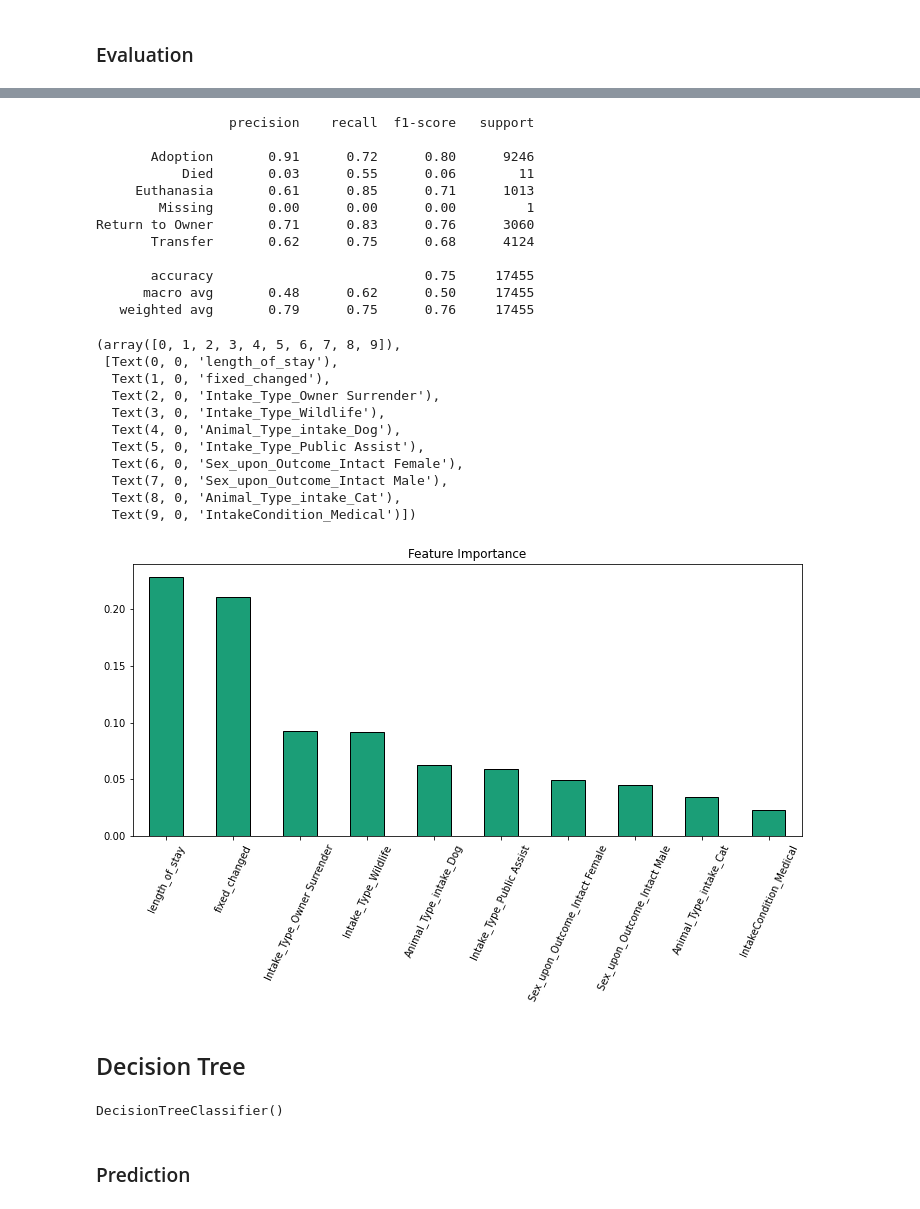
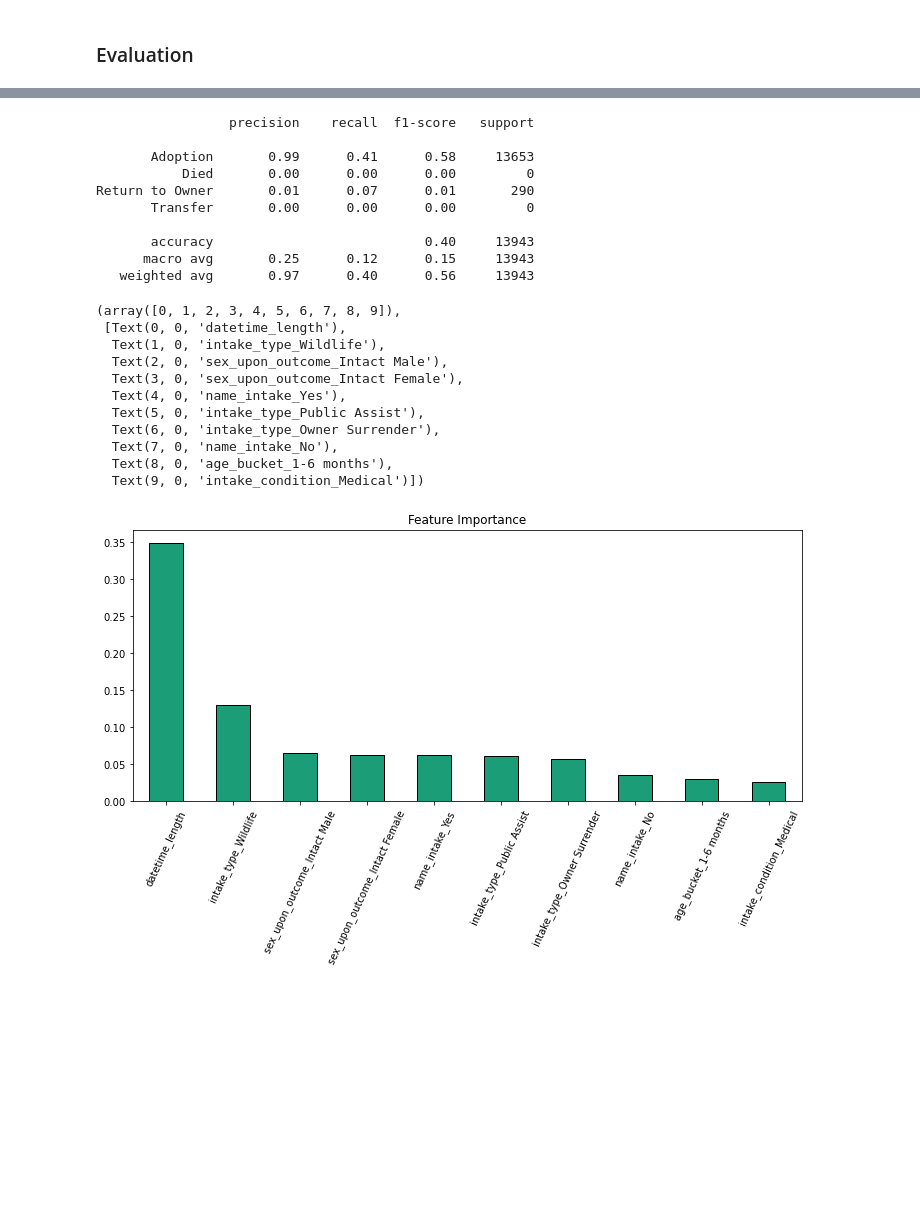
Before and after one commit to kevinsguo/Group_5_Animal_Adoption, a Jupyter notebook: Becky/Machine_Learning_Model.ipynb, the cells around one changed output, grey strips where cells are left out. Cells and saved outputs as stored; diff of their text form; code cells hidden in the pictures; blank space fills up the shorter version.

Commit message:
Update machine learning

```diff
--- a/Becky/Machine_Learning_Model.ipynb
+++ b/Becky/Machine_Learning_Model.ipynb
@@ -325,9 +224,9 @@ X_test_scaled = X_scaler.transform(X_test)
 # %% [markdown]
 ## RandomForest
 # %%
-# create model instance
-model = RandomForestClassifier()
+# Create a random forest classifier.
+rf_model = RandomForestClassifier(n_estimators=128, random_state=78)
 # %%
 # fit model
-model.fit(X_train_scaled, y_train)
+rf_model.fit(X_train_scaled, y_train)
 # %% [output]
@@ -383,8 +299,8 @@ Return to Owner       0.72      0.40      0.51      6525
 ## Gradient Boosting
 # %%
 # create model instance
-model = GradientBoostingClassifier()
+gb_model = GradientBoostingClassifier(n_estimators=100, learning_rate=0.05, max_depth=3, random_state=0)
 # %%
 # fit model
-model.fit(X_train, y_train)
+gb_model.fit(X_train_scaled, y_train)
 # %% [output]
@@ -423,35 +340,32 @@ sns.heatmap(confusion_matrix, annot=True)
 # %%
 # print classification report
-print(classification_report(y_pred, y_test, target_names=['Adoption', 'Died', 'Euthanasia', 'Missing', 'Return to Owner', 'Transfer']))
+print(classification_report(y_pred, y_test, target_names=['Adoption', 'Died', 'Return to Owner', 'Transfer']))
 # %% [output]
                  precision    recall  f1-score   support
 
-       Adoption       0.91      0.72      0.80      9246
-           Died       0.03      0.55      0.06        11
-     Euthanasia       0.61      0.85      0.71      1013
-        Missing       0.00      0.00      0.00         1
-Return to Owner       0.71      0.83      0.76      3060
-       Transfer       0.62      0.75      0.68      4124
+       Adoption       0.99      0.41      0.58     13653
+           Died       0.00      0.00      0.00         0
+Return to Owner       0.01      0.07      0.01       290
+       Transfer       0.00      0.00      0.00         0
 
-       accuracy                           0.75     17455
-      macro avg       0.48      0.62      0.50     17455
-   weighted avg       0.79      0.75      0.76     17455
+       accuracy                           0.40     13943
+      macro avg       0.25      0.12      0.15     13943
+   weighted avg       0.97      0.40      0.56     13943
 # %%
-feat_imp = pd.Series(model.feature_importances_, index=X.columns)
+# show feature importance
+feat_imp = pd.Series(gb_model.feature_importances_, index=X.columns)
 feat_imp.nlargest(10).plot(kind='bar', figsize=(12,5), cmap='Dark2', edgecolor='black', title='Feature Importance')
 plt.xticks(rotation=65)
 # %% [output]
 (array([0, 1, 2, 3, 4, 5, 6, 7, 8, 9]),
- [Text(0, 0, 'length_of_stay'),
-  Text(1, 0, 'fixed_changed'),
-  Text(2, 0, 'Intake_Type_Owner Surrender'),
-  Text(3, 0, 'Intake_Type_Wildlife'),
-  Text(4, 0, 'Animal_Type_intake_Dog'),
-  Text(5, 0, 'Intake_Type_Public Assist'),
-  Text(6, 0, 'Sex_upon_Outcome_Intact Female'),
-  Text(7, 0, 'Sex_upon_Outcome_Intact Male'),
-  Text(8, 0, 'Animal_Type_intake_Cat'),
-  Text(9, 0, 'IntakeCondition_Medical')])
+ [Text(0, 0, 'datetime_length'),
+  Text(1, 0, 'intake_type_Wildlife'),
+  Text(2, 0, 'sex_upon_outcome_Intact Male'),
+  Text(3, 0, 'sex_upon_outcome_Intact Female'),
+  Text(4, 0, 'name_intake_Yes'),
+  Text(5, 0, 'intake_type_Public Assist'),
+  Text(6, 0, 'intake_type_Owner Surrender'),
+  Text(7, 0, 'name_intake_No'),
+  Text(8, 0, 'age_bucket_1-6 months'),
+  Text(9, 0, 'intake_condition_Medical')])
-[figure, old version]
+[figure, new version]
-# %% [markdown]
-## Decision Tree
@@ -461,7 +371,0 @@ model = DecisionTreeClassifier()
-# %%
-# fit model
-model.fit(X_train, y_train)
-# %% [output]
-DecisionTreeClassifier()
-# %% [markdown]
-### Prediction
```
Also changed, not shown: parts of 67 cells of this notebook, 1 other file.
